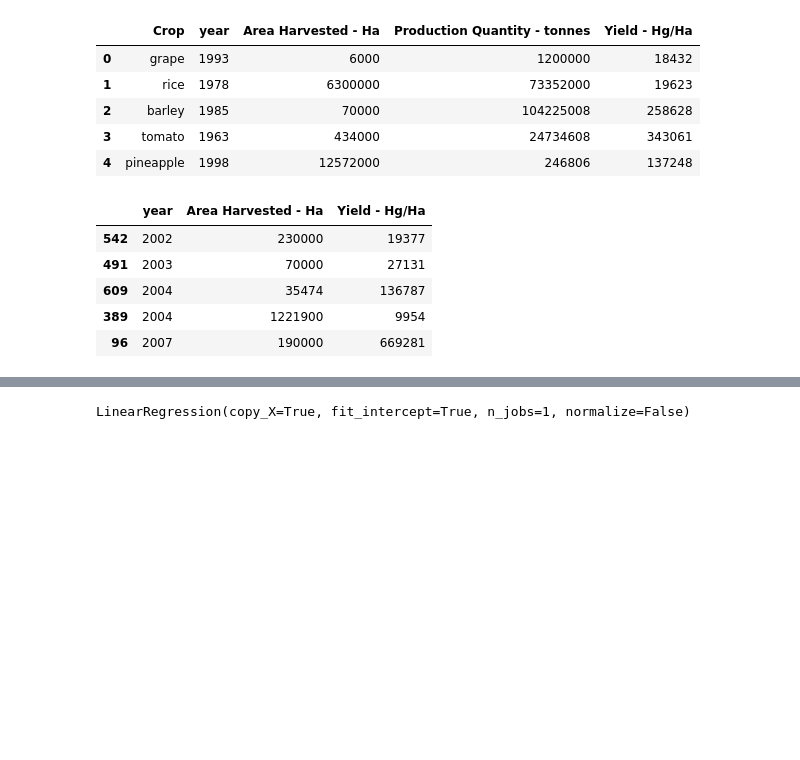
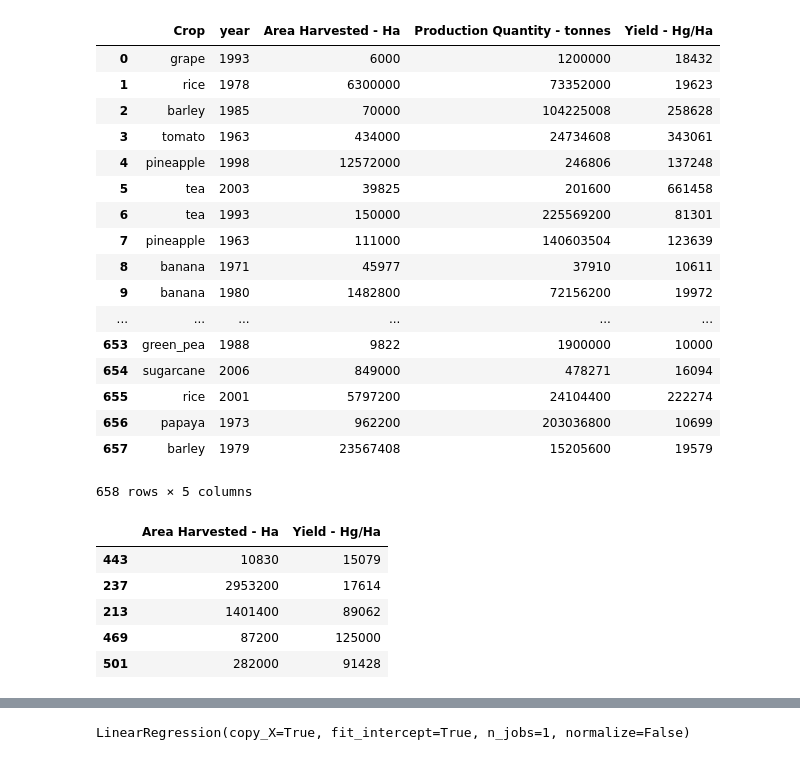
Before and after one commit to pateash/kisanmitra-python, a Jupyter notebook: kisanmitra_machine_learning.ipynb, the cells around one changed output, grey strips where cells are left out. Saved outputs shown, nothing was run; the diff lists cells and outputs as text; code cells hidden in the pictures; blank space fills up the shorter version.

```diff
--- a/kisanmitra_machine_learning.ipynb
+++ b/kisanmitra_machine_learning.ipynb
@@ -8,30 +8,42 @@ from  sklearn import preprocessing
 # %%
 #loading data
 data=pd.read_excel('data_complete_shuffled.xls')
-data.head()
+data
 # %% [output]
 |  | Crop | year | Area Harvested - Ha | Production Quantity - tonnes | Yield - Hg/Ha |
 | 0 | grape | 1993 | 6000 | 1200000 | 18432 |
 | 1 | rice | 1978 | 6300000 | 73352000 | 19623 |
 | 2 | barley | 1985 | 70000 | 104225008 | 258628 |
 | 3 | tomato | 1963 | 434000 | 24734608 | 343061 |
 | 4 | pineapple | 1998 | 12572000 | 246806 | 137248 |
+| 5 | tea | 2003 | 39825 | 201600 | 661458 |
+| 6 | tea | 1993 | 150000 | 225569200 | 81301 |
+| 7 | pineapple | 1963 | 111000 | 140603504 | 123639 |
+| 8 | banana | 1971 | 45977 | 37910 | 10611 |
+| 9 | banana | 1980 | 1482800 | 72156200 | 19972 |
+| ... | ... | ... | ... | ... | ... |
+| 653 | green_pea | 1988 | 9822 | 1900000 | 10000 |
+| 654 | sugarcane | 2006 | 849000 | 478271 | 16094 |
+| 655 | rice | 2001 | 5797200 | 24104400 | 222274 |
+| 656 | papaya | 1973 | 962200 | 203036800 | 10699 |
+| 657 | barley | 1979 | 23567408 | 15205600 | 19579 |
+658 rows × 5 columns
 # %%
 #prediction will be done according to different crops as one will not
 #depend on other and hence distort the graph for others.
-crop_name='banana' #let, this variable will be used always
+crop_name='papaya' #let, this variable will be used always
 #filter data according to crop_name
 data=data.loc[data['Crop']==crop_name]
 #now sorted so that we could only take last 10 years to predict next
-data=data.sort_values(by='year',ascending=True).drop('Crop',axis=1).drop('Production Quantity - tonnes',axis=1)
+data=data.sort_values(by='year',ascending=True).drop('Crop',axis=1).drop('Production Quantity - tonnes',axis=1).drop('year',axis=1)
 data.tail()
 # %% [output]
-|  | year | Area Harvested - Ha | Yield - Hg/Ha |
-| 542 | 2002 | 230000 | 19377 |
-| 491 | 2003 | 70000 | 27131 |
-| 609 | 2004 | 35474 | 136787 |
-| 389 | 2004 | 1221900 | 9954 |
-| 96 | 2007 | 190000 | 669281 |
+|  | Area Harvested - Ha | Yield - Hg/Ha |
+| 443 | 10830 | 15079 |
+| 237 | 2953200 | 17614 |
+| 213 | 1401400 | 89062 |
+| 469 | 87200 | 125000 |
+| 501 | 282000 | 91428 |
 # %%
 #NOT NEEDED as we have filtered above according to crop and removed 'Crop' column
 
```
Also changed, not shown: parts of 15 cells of this notebook, 2 other files.
